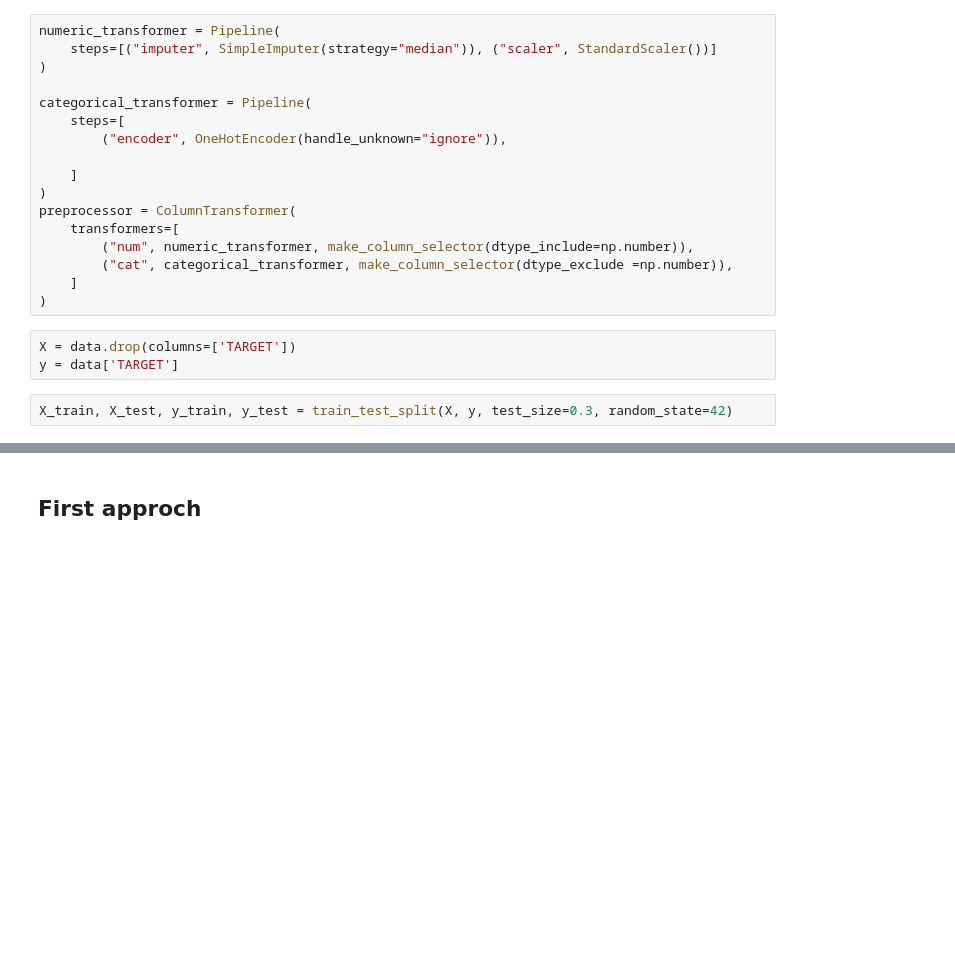
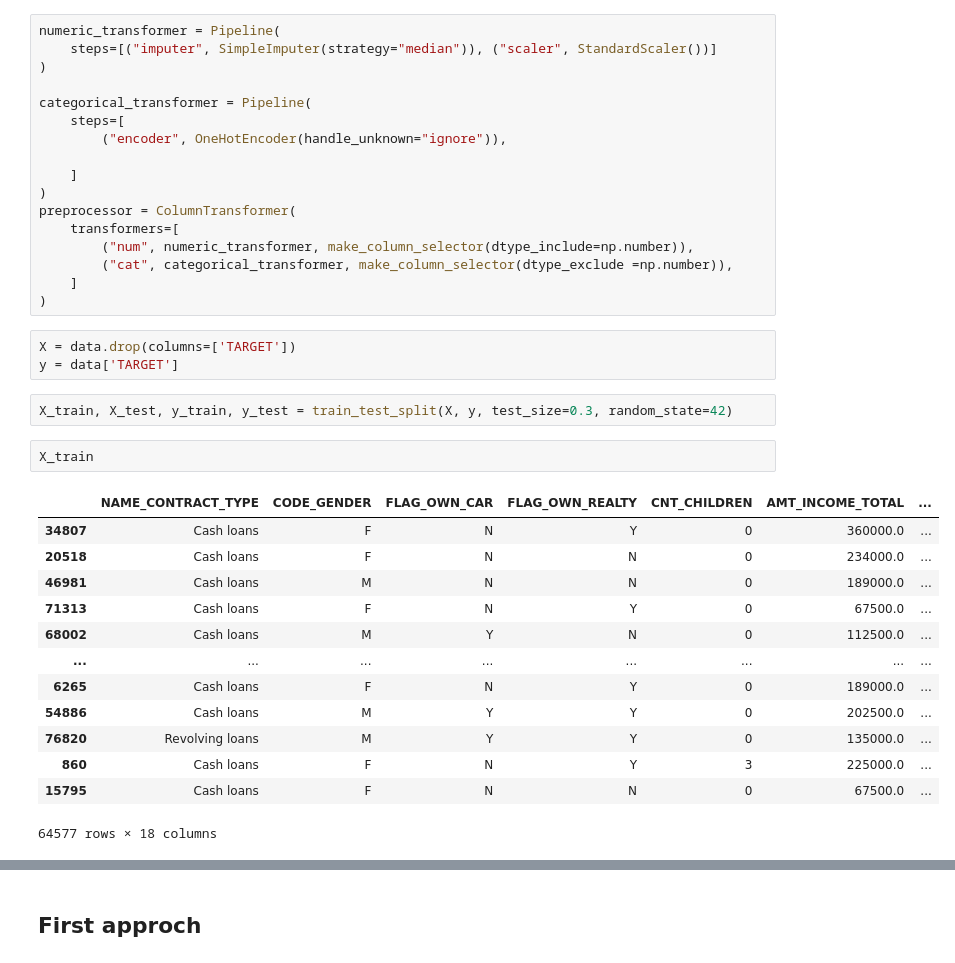
Before and after one commit to AlexandreGazagnes/ml-cost-function, a Jupyter notebook: notebooks/01-modelisation.ipynb, the cells around one changed output, grey strips where cells are left out. Drawn from its saved outputs; the diff is of its cells as text; blank space fills up the shorter version.

```diff
--- a/notebooks/01-modelisation.ipynb
+++ b/notebooks/01-modelisation.ipynb
@@ -75,3 +75,19 @@ X = data.drop(columns=['TARGET'])
 y = data['TARGET']
 # %%
 X_train, X_test, y_train, y_test = train_test_split(X, y, test_size=0.3, random_state=42)
+# %%
+X_train
+# %% [output]
+|  | NAME_CONTRACT_TYPE | CODE_GENDER | FLAG_OWN_CAR | FLAG_OWN_REALTY | CNT_CHILDREN | AMT_INCOME_TOTAL | ... |
+| 34807 | Cash loans | F | N | Y | 0 | 360000.0 | ... |
+| 20518 | Cash loans | F | N | N | 0 | 234000.0 | ... |
+| 46981 | Cash loans | M | N | N | 0 | 189000.0 | ... |
+| 71313 | Cash loans | F | N | Y | 0 | 67500.0 | ... |
+| 68002 | Cash loans | M | Y | N | 0 | 112500.0 | ... |
+| ... | ... | ... | ... | ... | ... | ... | ... |
+| 6265 | Cash loans | F | N | Y | 0 | 189000.0 | ... |
+| 54886 | Cash loans | M | Y | Y | 0 | 202500.0 | ... |
+| 76820 | Revolving loans | M | Y | Y | 0 | 135000.0 | ... |
+| 860 | Cash loans | F | N | Y | 3 | 225000.0 | ... |
+| 15795 | Cash loans | F | N | N | 0 | 67500.0 | ... |
+64577 rows × 18 columns
```
Also changed, not shown: parts of 32 cells of this notebook, 4 other files.
